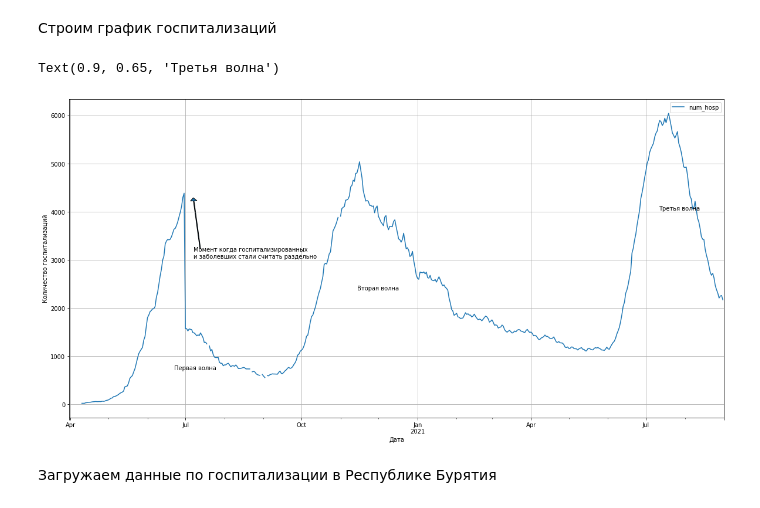
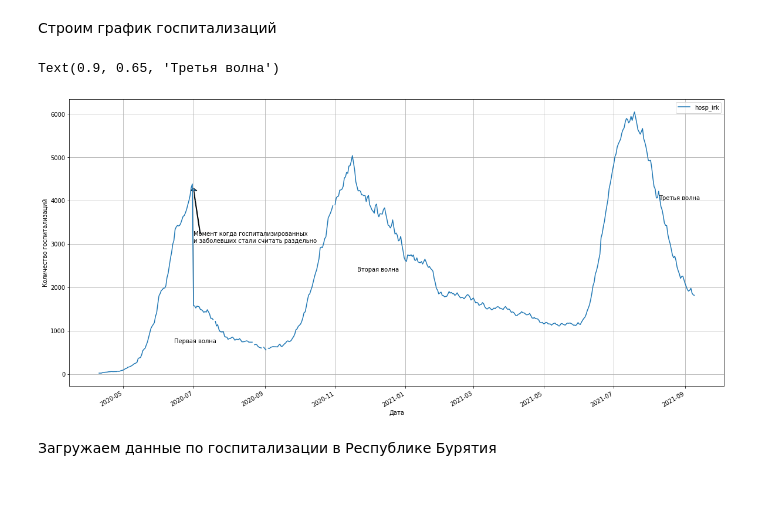
Before and after one commit to irkdoc/Irk_hosp, a Jupyter notebook: irk_rpn_cases.ipynb, the cells around one changed output. Drawn from its saved outputs; the diff is of its cells as text; code cells hidden in the pictures.

```diff
--- a/irk_rpn_cases.ipynb
+++ b/irk_rpn_cases.ipynb
@@ -62,27 +58,27 @@ df_gosp=pd.read_excel(file_pd_str)
 # file_df=open(file_pd_str,'r')
 #df_gosp_bur=pd.read_csv(file_pd_str_bur,sep=';' )
 # k51qzi5uqu5dh1auvlxfofbl64jqd2sb7oelumic14lncvt0tse9ow33bms19z
-url_pd_str_irk='https://ipfs.io/ipns/k51qzi5uqu5dh1auvlxfofbl64jqd2sb7oelumic14lncvt0tse9ow33bms19z'
-df_gosp_irk=pd.read_csv(url_pd_str_irk,sep=';' )
-df_gosp_irk['date']=pd.to_datetime(df_gosp_irk['date'],dayfirst=True)
+file_pd_str='2021.09.09_hosp_irk_bur.csv'
+df_gosp=pd.read_csv(file_pd_str,sep=',' )
+df_gosp['date']=pd.to_datetime(df_gosp['date'],dayfirst=True)
 # %% [markdown]
 Строим график госпитализаций
 # %%
-ax=df_gosp[['date','num_hosp']].plot(xlabel="Дата", ylabel="Количество госпитализаций", x='date', figsize=(20, 10), grid=1)
+ax=df_gosp[['date','hosp_irk']].plot(xlabel="Дата", ylabel="Количество госпитализаций", x='date', figsize=(20, 10), grid=1)
 
 plt.text(0.19, 0.5, 'Момент когда госпитализированных \nи заболевших стали считать раздельно', transform=ax.transAxes)
 plt.arrow(0.2, 0.53, -0.01, 0.15, head_width=0.01, head_length=0.01, transform=ax.transAxes)
 
 plt.text(0.16, 0.15, 'Первая волна', transform=ax.transAxes)
 # plt.arrow(0.2, 0.53, -0.01, 0.15, head_width=0.01, head_length=0.01, transform=ax.transAxes)
 
 plt.text(0.44, 0.4, 'Вторая волна', transform=ax.transAxes)
 # plt.arrow(0.2, 0.53, -0.01, 0.15, head_width=0.01, head_length=0.01, transform=ax.transAxes)
 
 plt.text(0.9, 0.65, 'Третья волна', transform=ax.transAxes)
 # plt.arrow(0.2, 0.53, -0.01, 0.15, head_width=0.01, head_length=0.01, transform=ax.transAxes)
 # %% [output]
 Text(0.9, 0.65, 'Третья волна')
-[figure, old version]
+[figure, new version]
 # %% [markdown]
 Загружаем данные по госпитализации в Республике Бурятия
```
Also changed, not shown: parts of 15 cells of this notebook.
